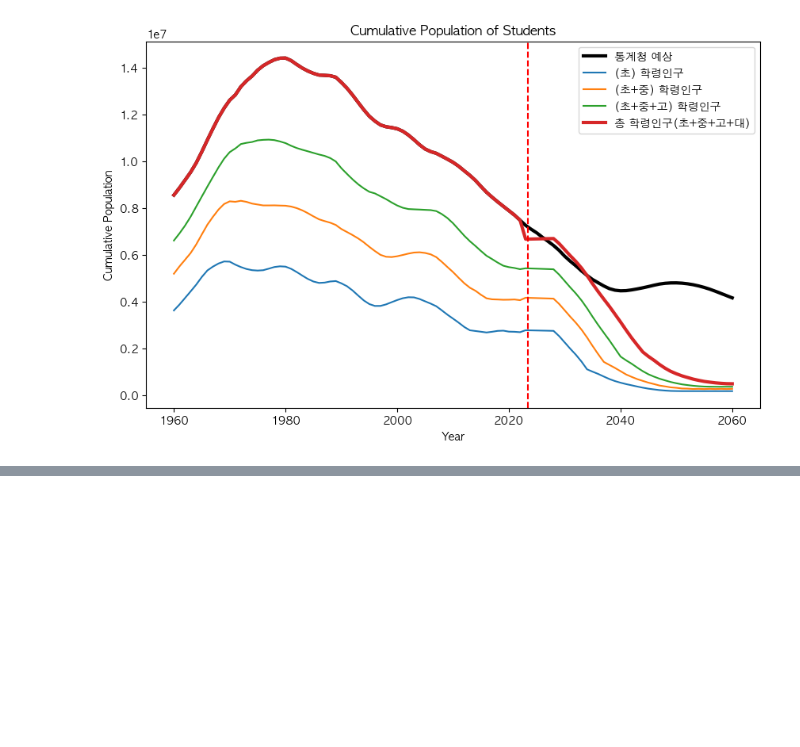
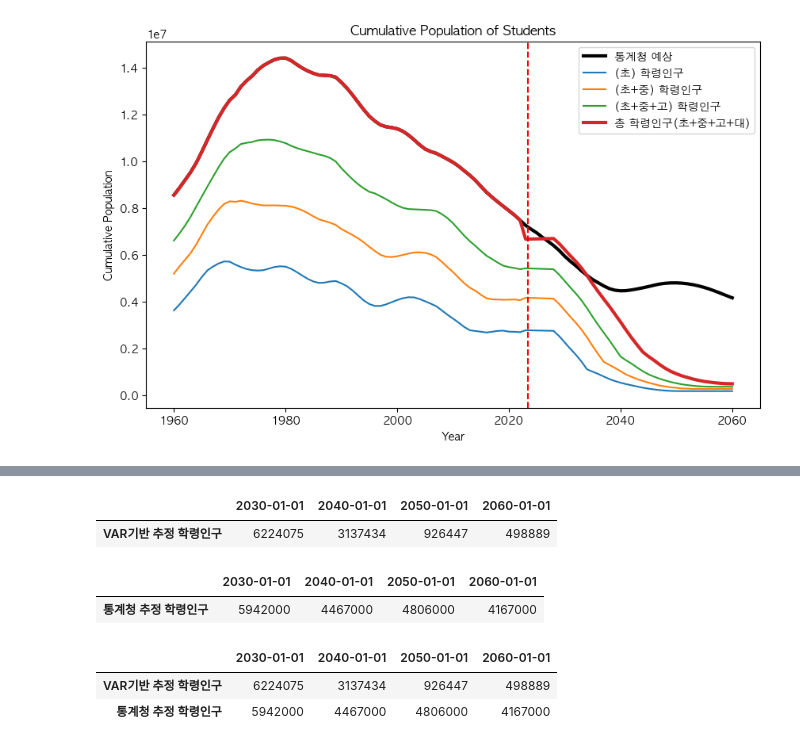
Before and after one commit to MinkyuRamen/2023KDS-HACKATHON, a Jupyter notebook: modeling/학령인구_추산.ipynb, the cells around one changed output, grey strips where cells are left out. Saved outputs shown, nothing was run; the diff lists cells and outputs as text; code cells hidden in the pictures; blank space fills up the shorter version.

```diff
--- a/modeling/학령인구_추산.ipynb
+++ b/modeling/학령인구_추산.ipynb
@@ -331,0 +342,23 @@ plt.show()
+# %%
+df_population['학령인구'] = df_population['초등학생'] + df_population['중학생'] + df_population['고등학생'] + df_population['대학생']
+df_population['학령인구'] = df_population['학령인구'].astype(int)
+df_pred = df_population[['학령인구']].T[['2030-01-01','2040-01-01','2050-01-01','2060-01-01']]
+df_pred.index = ['VAR기반 추정 학령인구']
+df_pred
+# %% [output]
+|  | 2030-01-01 | 2040-01-01 | 2050-01-01 | 2060-01-01 |
+| VAR기반 추정 학령인구 | 6224075 | 3137434 | 926447 | 498889 |
+# %%
+df_pred2 = schools[['학령인구']].T[['2030-01-01','2040-01-01','2050-01-01','2060-01-01']]
+df_pred2.index = ['통계청 추정 학령인구']
+df_pred2
+# %% [output]
+|  | 2030-01-01 | 2040-01-01 | 2050-01-01 | 2060-01-01 |
+| 통계청 추정 학령인구 | 5942000 | 4467000 | 4806000 | 4167000 |
+# %%
+df_var = pd.concat([df_pred, df_pred2])
+df_var
+# %% [output]
+|  | 2030-01-01 | 2040-01-01 | 2050-01-01 | 2060-01-01 |
+| VAR기반 추정 학령인구 | 6224075 | 3137434 | 926447 | 498889 |
+| 통계청 추정 학령인구 | 5942000 | 4467000 | 4806000 | 4167000 |
```
Also changed, not shown: parts of 8 cells of this notebook, 4 other files.
